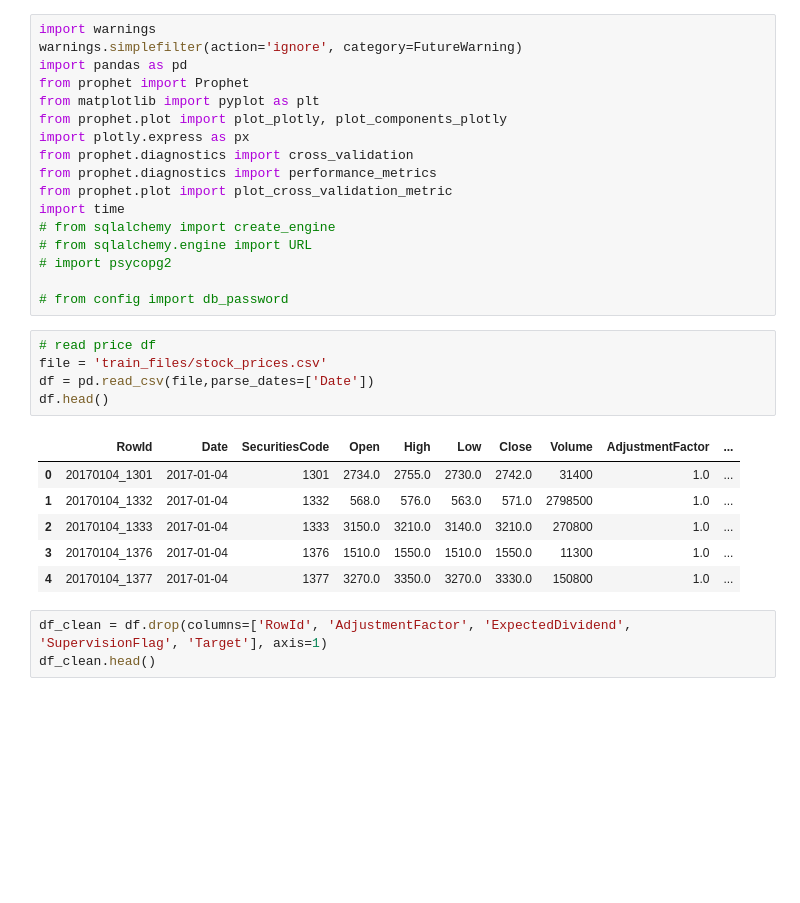
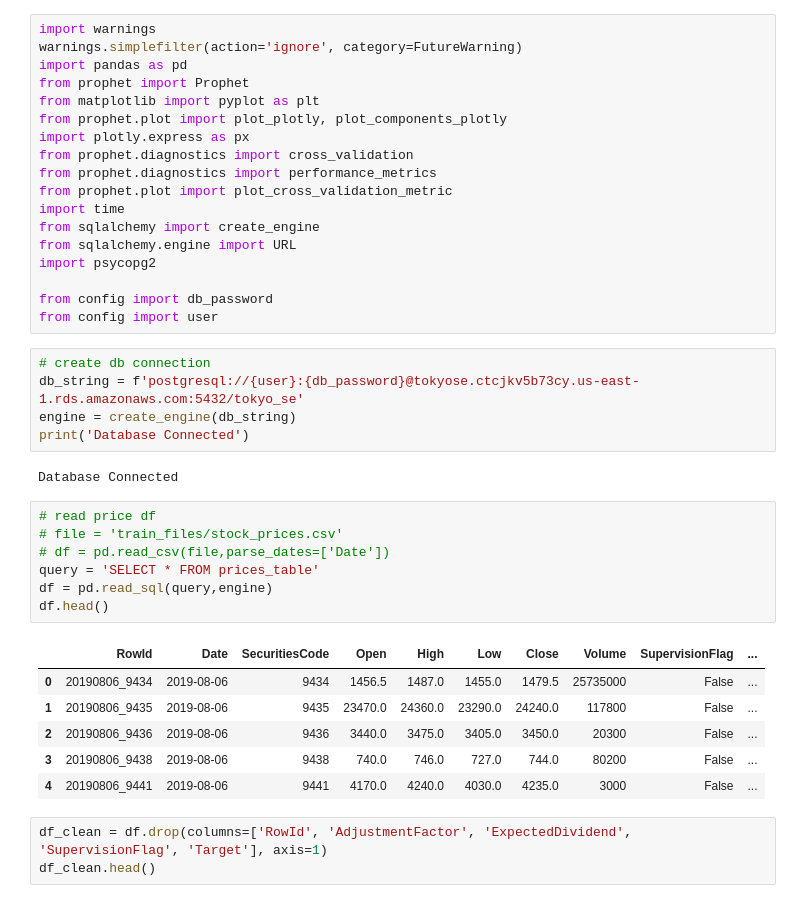
Before and after one commit to 1on1pt/JPX_Tokyo_Stock_Exchange_Prediction, a Jupyter notebook: JPX_Prophet_daily_model.ipynb, the cells around one changed output. Drawn from its saved outputs; the diff is of its cells as text; blank space fills up the shorter version.

```diff
--- a/JPX_Prophet_daily_model.ipynb
+++ b/JPX_Prophet_daily_model.ipynb
@@ -10,23 +10,33 @@ from prophet.diagnostics import cross_validation
 from prophet.diagnostics import performance_metrics
 from prophet.plot import plot_cross_validation_metric
 import time
-# from sqlalchemy import create_engine
-# from sqlalchemy.engine import URL
-# import psycopg2
+from sqlalchemy import create_engine
+from sqlalchemy.engine import URL
+import psycopg2
 
-# from config import db_password
+from config import db_password
+from config import user
+# %%
+# create db connection
+db_string = f'postgresql://{user}:{db_password}@tokyose.ctcjkv5b73cy.us-east-1.rds.amazonaws.com:5432/tokyo_se'
+engine = create_engine(db_string)
+print('Database Connected')
+# %% [output]
+Database Connected
 # %%
 # read price df
-file = 'train_files/stock_prices.csv'
-df = pd.read_csv(file,parse_dates=['Date'])
+# file = 'train_files/stock_prices.csv'
+# df = pd.read_csv(file,parse_dates=['Date'])
+query = 'SELECT * FROM prices_table'
+df = pd.read_sql(query,engine)
 df.head()
 # %% [output]
-|  | RowId | Date | SecuritiesCode | Open | High | Low | Close | Volume | AdjustmentFactor | ... |
-| 0 | 20170104_1301 | 2017-01-04 | 1301 | 2734.0 | 2755.0 | 2730.0 | 2742.0 | 31400 | 1.0 | ... |
-| 1 | 20170104_1332 | 2017-01-04 | 1332 | 568.0 | 576.0 | 563.0 | 571.0 | 2798500 | 1.0 | ... |
-| 2 | 20170104_1333 | 2017-01-04 | 1333 | 3150.0 | 3210.0 | 3140.0 | 3210.0 | 270800 | 1.0 | ... |
-| 3 | 20170104_1376 | 2017-01-04 | 1376 | 1510.0 | 1550.0 | 1510.0 | 1550.0 | 11300 | 1.0 | ... |
-| 4 | 20170104_1377 | 2017-01-04 | 1377 | 3270.0 | 3350.0 | 3270.0 | 3330.0 | 150800 | 1.0 | ... |
+|  | RowId | Date | SecuritiesCode | Open | High | Low | Close | Volume | SupervisionFlag | ... |
+| 0 | 20190806_9434 | 2019-08-06 | 9434 | 1456.5 | 1487.0 | 1455.0 | 1479.5 | 25735000 | False | ... |
+| 1 | 20190806_9435 | 2019-08-06 | 9435 | 23470.0 | 24360.0 | 23290.0 | 24240.0 | 117800 | False | ... |
+| 2 | 20190806_9436 | 2019-08-06 | 9436 | 3440.0 | 3475.0 | 3405.0 | 3450.0 | 20300 | False | ... |
+| 3 | 20190806_9438 | 2019-08-06 | 9438 | 740.0 | 746.0 | 727.0 | 744.0 | 80200 | False | ... |
+| 4 | 20190806_9441 | 2019-08-06 | 9441 | 4170.0 | 4240.0 | 4030.0 | 4235.0 | 3000 | False | ... |
 # %%
 df_clean = df.drop(columns=['RowId', 'AdjustmentFactor', 'ExpectedDividend', 'SupervisionFlag', 'Target'], axis=1)
 df_clean.head()
```
Also changed, not shown: 6 other files.
